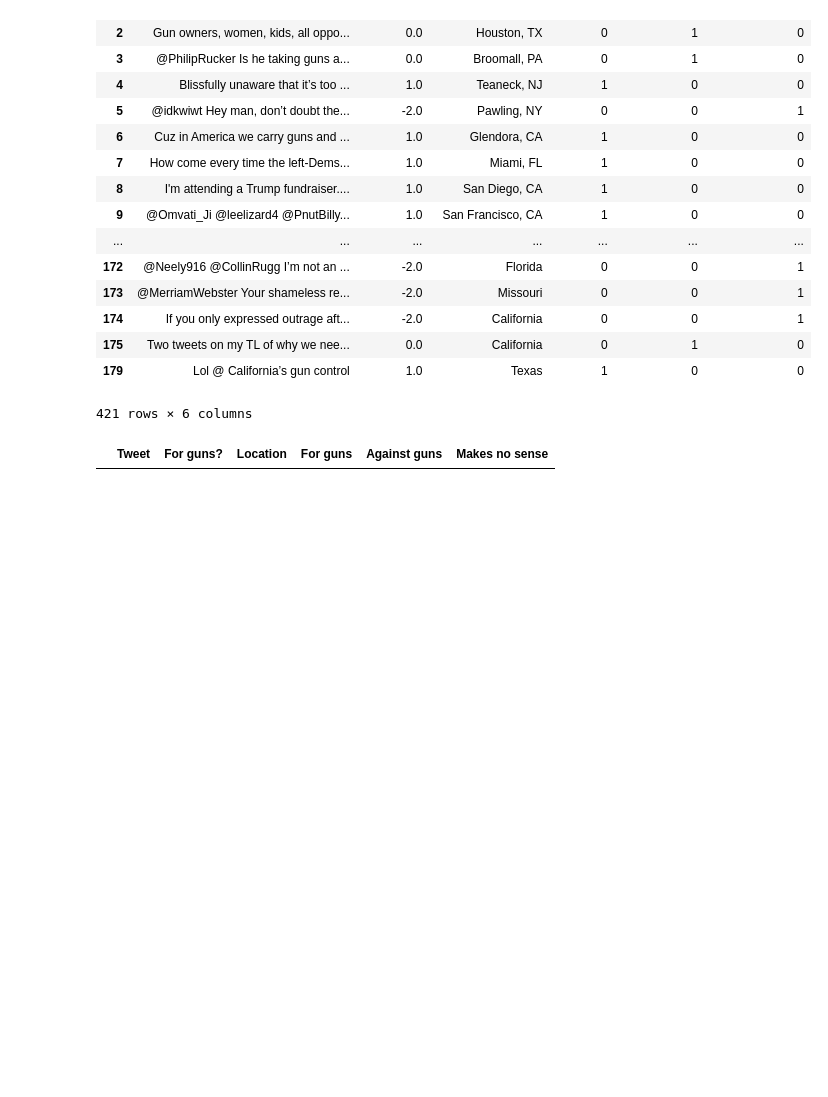
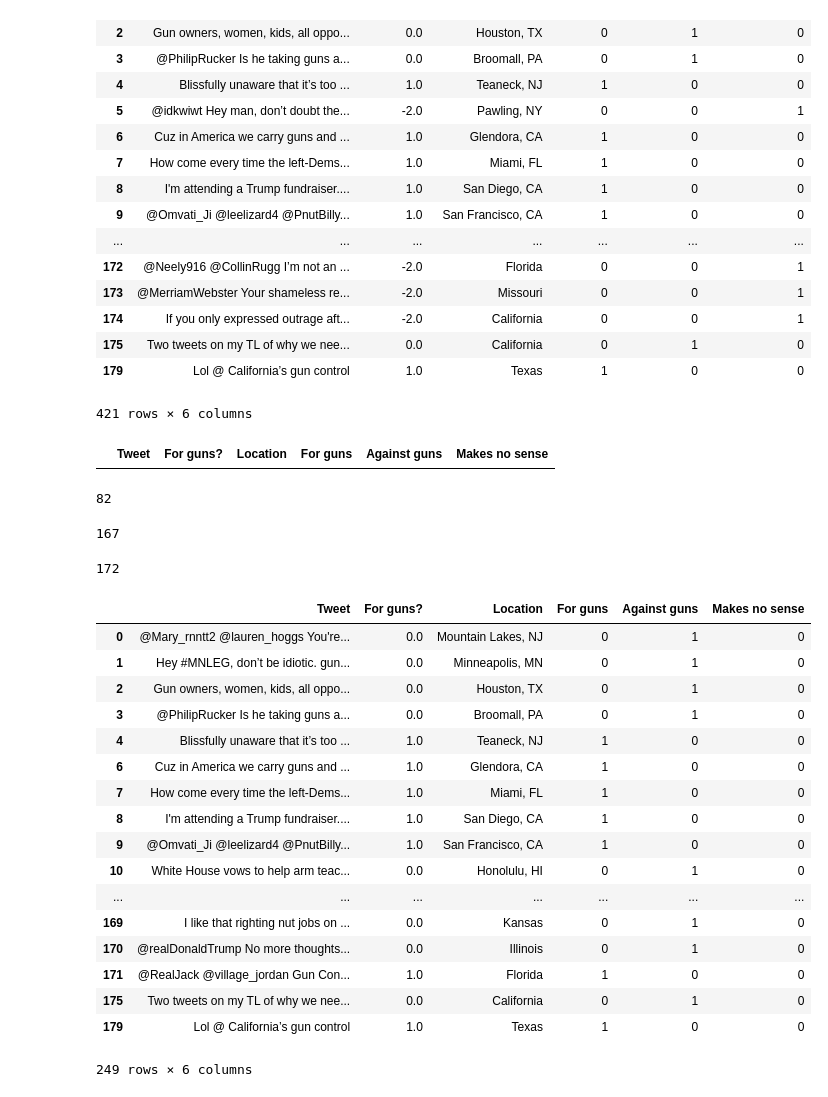
Before and after one commit to rpm1995/Project_Work, a Jupyter notebook: Data Cleaning, Transformation.ipynb, the cells around one changed output. Drawn from its saved outputs; the diff is of its cells as text; code cells hidden in the pictures; blank space fills up the shorter version.

Commit message:
Tests with Binary Classification

```diff
--- a/Data Cleaning, Transformation.ipynb
+++ b/Data Cleaning, Transformation.ipynb
@@ -53,3 +53,37 @@ final.loc[(final['For guns'] == 0) & (final['Against guns'] == 0) & (final['Make
 # %%
 final.to_csv('C://Users//H//Desktop//Spring18//-AdvancedDatabases//Project//Project_Work//final_dataset.csv', index=False,
          encoding='utf-8-sig')
+# %%
+len(final.loc[(final['For guns'] == 1)])
+# %% [output]
+82
+# %%
+len(final.loc[(final['Against guns'] == 1)])
+# %% [output]
+167
+# %%
+len(final.loc[(final['Makes no sense'] == 1)])
+# %% [output]
+172
+# %%
+final_binary = final[final['Makes no sense'] == 0]
+final_binary
+# %% [output]
+|  | Tweet | For guns? | Location | For guns | Against guns | Makes no sense |
+| 0 | @Mary_rnntt2 @lauren_hoggs You're... | 0.0 | Mountain Lakes, NJ | 0 | 1 | 0 |
+| 1 | Hey #MNLEG, don’t be idiotic. gun... | 0.0 | Minneapolis, MN | 0 | 1 | 0 |
+| 2 | Gun owners, women, kids, all oppo... | 0.0 | Houston, TX | 0 | 1 | 0 |
+| 3 | @PhilipRucker Is he taking guns a... | 0.0 | Broomall, PA | 0 | 1 | 0 |
+| 4 | Blissfully unaware that it’s too ... | 1.0 | Teaneck, NJ | 1 | 0 | 0 |
+| 6 | Cuz in America we carry guns and ... | 1.0 | Glendora, CA | 1 | 0 | 0 |
+| 7 | How come every time the left-Dems... | 1.0 | Miami, FL | 1 | 0 | 0 |
+| 8 | I'm attending a Trump fundraiser.... | 1.0 | San Diego, CA | 1 | 0 | 0 |
+| 9 | @Omvati_Ji @leelizard4 @PnutBilly... | 1.0 | San Francisco, CA | 1 | 0 | 0 |
+| 10 | White House vows to help arm teac... | 0.0 | Honolulu, HI | 0 | 1 | 0 |
+| ... | ... | ... | ... | ... | ... | ... |
+| 169 | I like that righting nut jobs on ... | 0.0 | Kansas | 0 | 1 | 0 |
+| 170 | @realDonaldTrump No more thoughts... | 0.0 | Illinois | 0 | 1 | 0 |
+| 171 | @RealJack @village_jordan Gun Con... | 1.0 | Florida | 1 | 0 | 0 |
+| 175 | Two tweets on my TL of why we nee... | 0.0 | California | 0 | 1 | 0 |
+| 179 | Lol @ California’s gun control | 1.0 | Texas | 1 | 0 | 0 |
+249 rows × 6 columns
```
Also changed, not shown: parts of 1 cell of this notebook, 4 other files.
